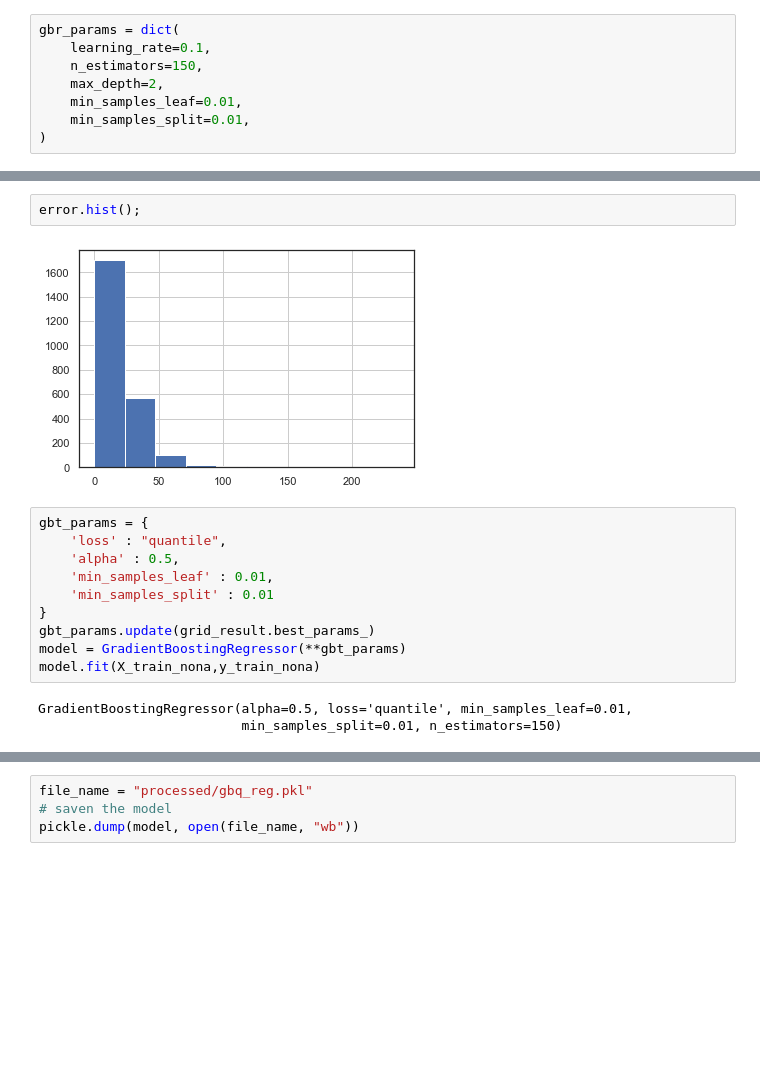
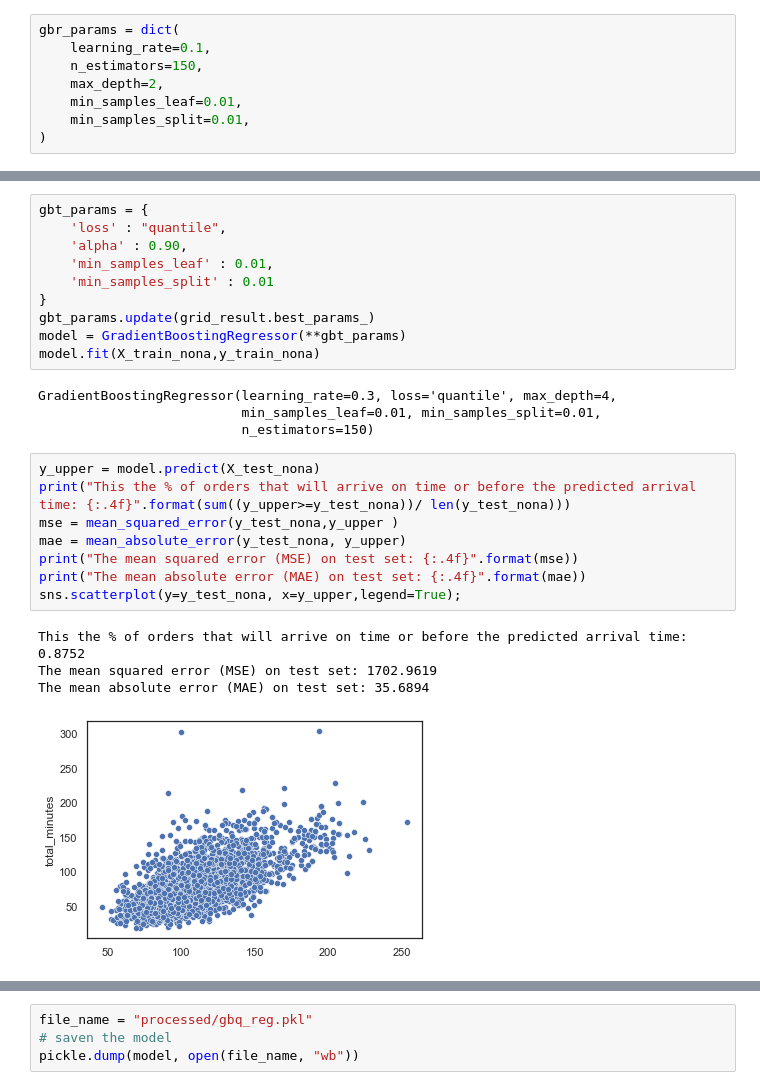
Before and after one commit to iair/cornershop_test, a Jupyter notebook: notebooks/prototypes/training.ipynb, the cells around one changed output, grey strips where cells are left out. Drawn from its saved outputs; the diff is of its cells as text; blank space fills up the shorter version.

```diff
--- a/notebooks/prototypes/training.ipynb
+++ b/notebooks/prototypes/training.ipynb
@@ -215,11 +248,7 @@ The mean absolute error (MAE) on test set: 18.7497
-# %%
-error.hist();
-# %% [output]
-[figure, removed]
 # %%
 gbt_params = {
     'loss' : "quantile",
-    'alpha' : 0.5,
+    'alpha' : 0.90,
     'min_samples_leaf' : 0.01,
     'min_samples_split' : 0.01
 }
@@ -227,5 +256,19 @@ gbt_params.update(grid_result.best_params_)
 model = GradientBoostingRegressor(**gbt_params)
 model.fit(X_train_nona,y_train_nona)
 # %% [output]
-GradientBoostingRegressor(alpha=0.5, loss='quantile', min_samples_leaf=0.01,
-                          min_samples_split=0.01, n_estimators=150)
+GradientBoostingRegressor(learning_rate=0.3, loss='quantile', max_depth=4,
+                          min_samples_leaf=0.01, min_samples_split=0.01,
+                          n_estimators=150)
+# %%
+y_upper = model.predict(X_test_nona)
+print("This the % of orders that will arrive on time or before the predicted arrival time: {:.4f}".format(sum((y_upper>=y_test_nona))/ len(y_test_nona)))
+mse = mean_squared_error(y_test_nona,y_upper )
+mae = mean_absolute_error(y_test_nona, y_upper)
+print("The mean squared error (MSE) on test set: {:.4f}".format(mse))
+print("The mean absolute error (MAE) on test set: {:.4f}".format(mae))
+sns.scatterplot(y=y_test_nona, x=y_upper,legend=True);
+# %% [output]
+This the % of orders that will arrive on time or before the predicted arrival time: 0.8752
+The mean squared error (MSE) on test set: 1702.9619
+The mean absolute error (MAE) on test set: 35.6894
+[figure, added]
```
Also changed, not shown: parts of 16 cells of this notebook, 11 other files.
